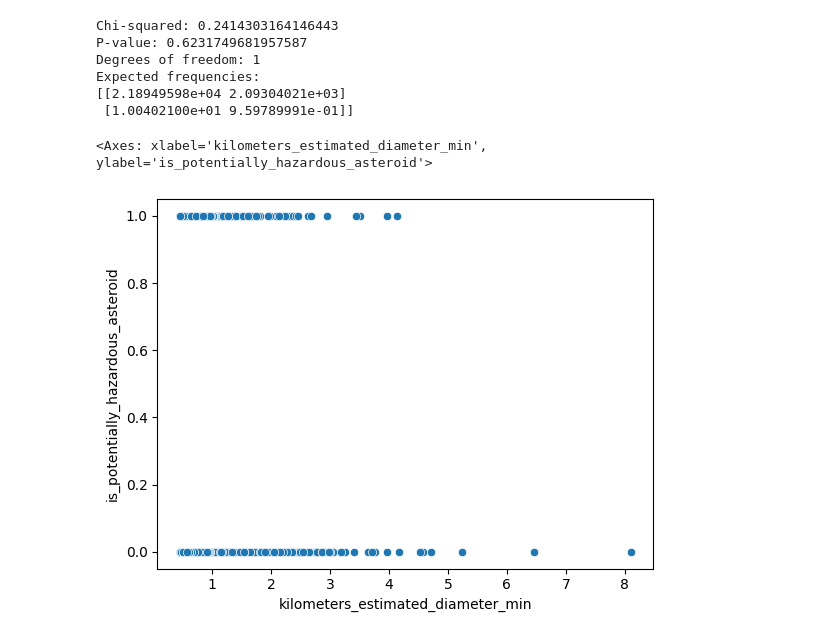
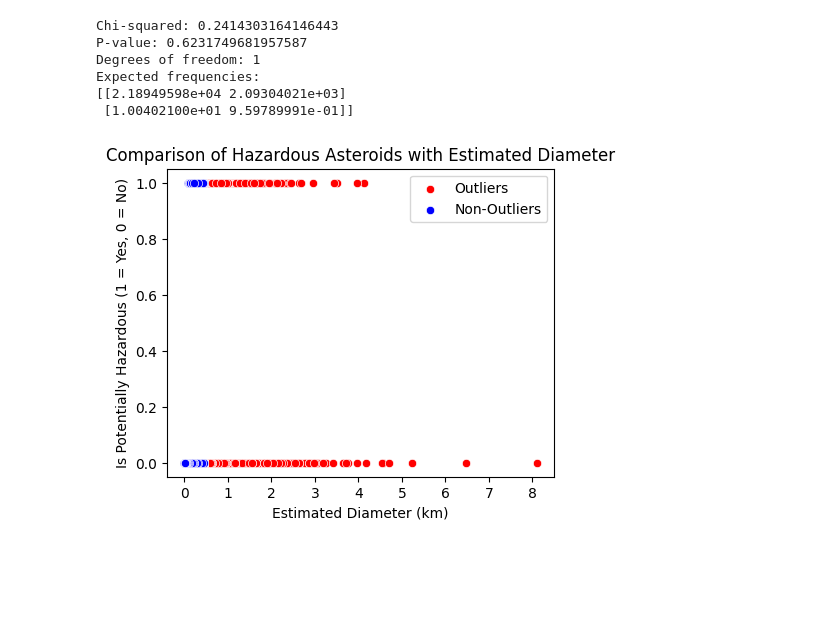
Before and after one commit to nhocratac/IE224-NEO, a Jupyter notebook: notebook/thang/explore_data.ipynb, the cells around one changed output. Cells and saved outputs as stored; diff of their text form; code cells hidden in the pictures; blank space fills up the shorter version.

```diff
--- a/notebook/thang/explore_data.ipynb
+++ b/notebook/thang/explore_data.ipynb
@@ -299,8 +280,30 @@ Degrees of freedom: 1
 Expected frequencies:
 [[2.18949598e+04 2.09304021e+03]
  [1.00402100e+01 9.59789991e-01]]
-# %%
-sns.scatterplot(data=df[outliers['kilometers_estimated_diameter_min']], x='kilometers_estimated_diameter_min', y='is_potentially_hazardous_asteroid')
-# %% [output]
-<Axes: xlabel='kilometers_estimated_diameter_min', ylabel='is_potentially_hazardous_asteroid'>
-[figure, removed]
+# %%
+lower_bound = df['kilometers_estimated_diameter_min'].quantile(0.25) - 1.5 * IQR['kilometers_estimated_diameter_min']
+upper_bound = df['kilometers_estimated_diameter_min'].quantile(0.75) + 1.5 * IQR['kilometers_estimated_diameter_min']
+outliers = df[(df['kilometers_estimated_diameter_min'] < lower_bound) |
+              (df['kilometers_estimated_diameter_min'] > upper_bound)]
+non_outliers = df[(df['kilometers_estimated_diameter_min'] >= lower_bound) &
+                  (df['kilometers_estimated_diameter_min'] <= upper_bound)]
+
+# Vẽ scatter plot
+plt.figure(figsize=(5, 4))
+sns.scatterplot(data=outliers,
+                x='kilometers_estimated_diameter_min',
+                y='is_potentially_hazardous_asteroid',
+                label='Outliers', color='red')
+sns.scatterplot(data=non_outliers,
+                x='kilometers_estimated_diameter_min',
+                y='is_potentially_hazardous_asteroid',
+                label='Non-Outliers', color='blue')
+
+# Thêm tiêu đề và chú thích
+plt.title("Comparison of Hazardous Asteroids with Estimated Diameter")
+plt.xlabel("Estimated Diameter (km)")
+plt.ylabel("Is Potentially Hazardous (1 = Yes, 0 = No)")
+plt.legend()
+plt.show()
+# %% [output]
+[figure, added]
```
Also changed, not shown: parts of 4 cells of this notebook.
